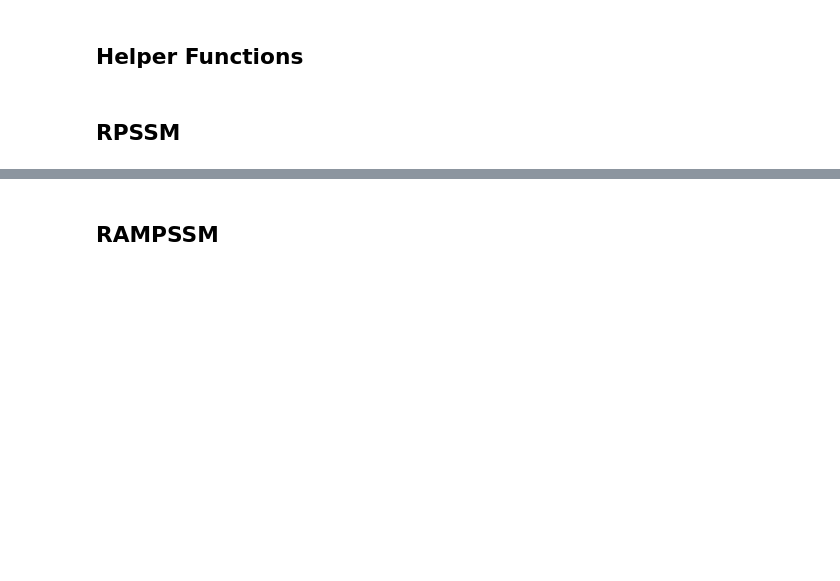
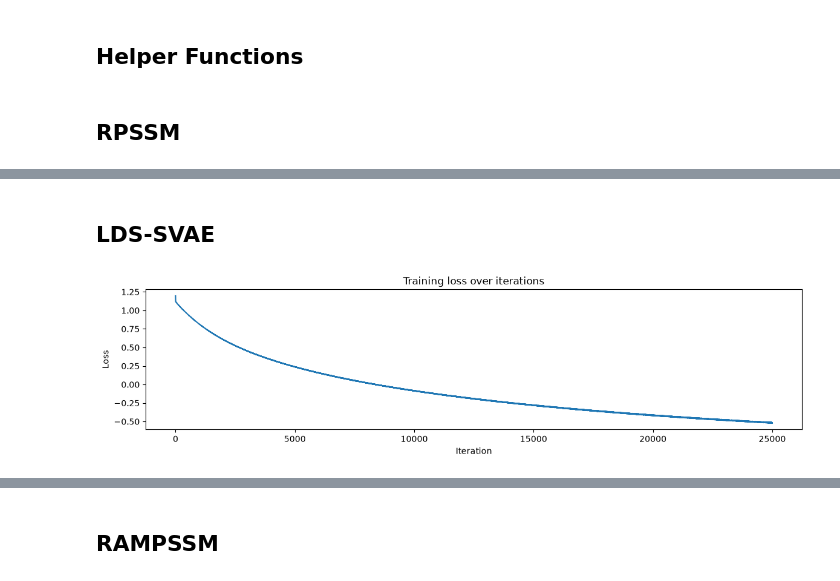
Before and after one commit to jamesgreen-c/RP-SLAM, a Jupyter notebook: src/experiments/slam/corrupted/corrupted.ipynb, the cells around one changed output, grey strips where cells are left out. Cells and saved outputs as stored; diff of their text form; code cells hidden in the pictures; blank space fills up the shorter version.

```diff
--- a/src/experiments/slam/corrupted/corrupted.ipynb
+++ b/src/experiments/slam/corrupted/corrupted.ipynb
@@ -220,0 +232,7 @@ plot_visual_diagnostics(preds, truth)
+# %% [markdown]
+## LDS-SVAE
+# %%
+svae = train(kernel="svae", prior_lr=1e-3, rec_lr=1e-3, dec_lr=1e-3, batch_size=16)
+save_parameters(svae, "checkpoints/svae.pkl")
+# %% [output]
+[figure, added]
```
Also changed, not shown: parts of 8 cells of this notebook, 13 other files.
